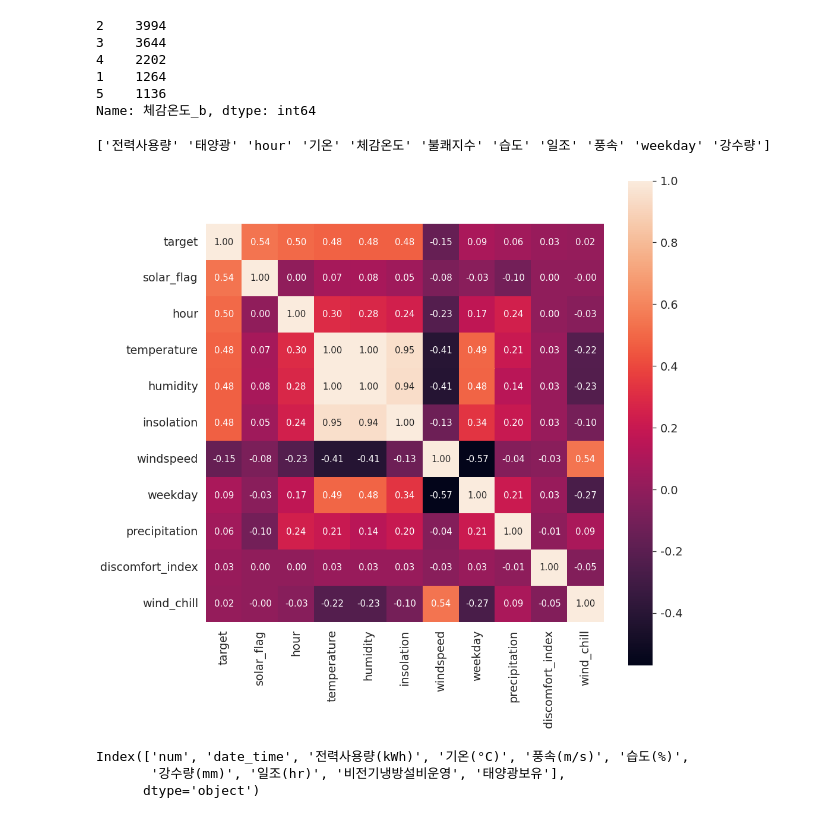
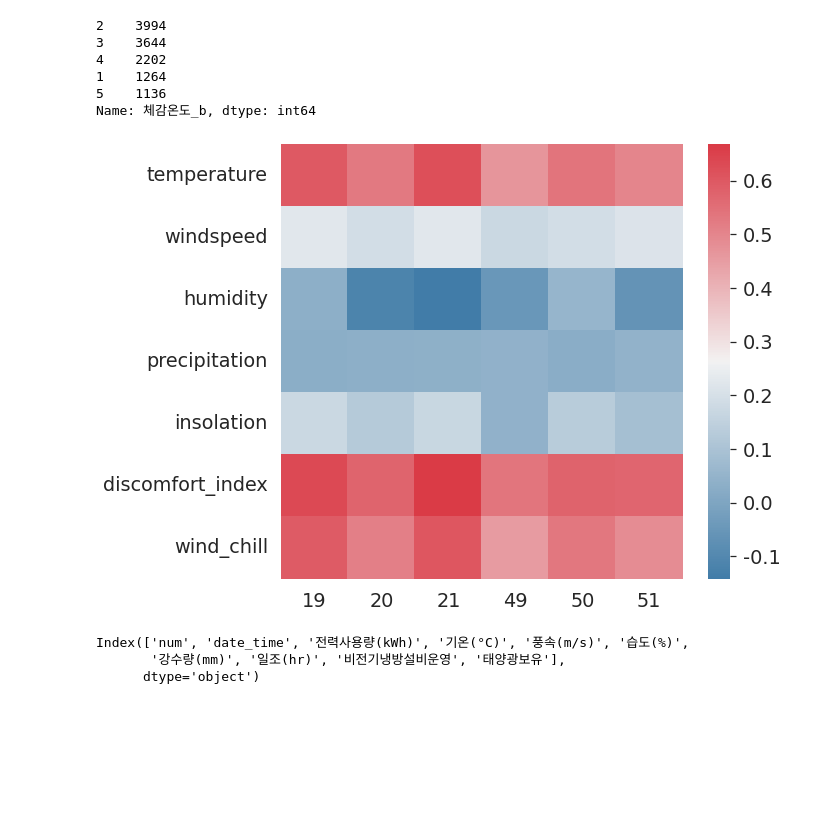
Before and after one commit to sandropark/Aiffel, a Jupyter notebook: datathon/번개의호흡_데이터톤_ipynb.ipynb, the cells around one changed output. Drawn from its saved outputs; the diff is of its cells as text; code cells hidden in the pictures; blank space fills up the shorter version.

```diff
--- a/datathon/번개의호흡_데이터톤_ipynb.ipynb
+++ b/datathon/번개의호흡_데이터톤_ipynb.ipynb
@@ -680,26 +660,27 @@ cluster_3['체감온도_b'].value_counts()
 1    1264
 5    1136
 Name: 체감온도_b, dtype: int64
-# %%
-# correlation이 높은 상위 10개의 heatmap
-# continuous + sequential variables --> spearman
-# abs는 반비례관계도 고려하기 위함
-# https://www.kaggle.com/junoindatascience/let-s-eda-it 준호님이 수정해 준 코드로 사용하였습니다.
-import scipy as sp
-
-cor_abs = abs(cluster_3[['전력사용량','기온','풍속','습도','강수량','일조','비전냉설','태양광','hour','weekday','불쾌지수','체감온도']].corr(method='spearman'))
-cor_cols = cor_abs.nlargest(n=11, columns='전력사용량').index # 전력사용량(kWh)과 correlation이 높은 column 10개 뽑기(내림차순)
-# spearman coefficient matrix
-cor = np.array(sp.stats.spearmanr(cluster_3[cor_cols].values))[0] # 10 x 10
-print(cor_cols.values)
-col = ['target','solar_flag','hour','temperature','humidity','insolation','windspeed','weekday','precipitation','discomfort_index','wind_chill']
-plt.figure(figsize=(15,15))
-sns.set(font_scale=1.75)
-sns.heatmap(cor, fmt='.2f', annot=True, square=True , annot_kws={'size' : 15} ,xticklabels=col, yticklabels=col)
-plt.show()
-# %% [output]
-['전력사용량' '태양광' 'hour' '기온' '체감온도' '불쾌지수' '습도' '일조' '풍속' 'weekday' '강수량']
-[figure, removed]
+# %%
+col = np.array(['temperature','windspeed','humidity','precipitation','insolation','discomfort_index','wind_chill'])
+
+num_clust3 = cluster_3['num'].unique()
+
+corr = []
+for num in num_clust3:
+    df = cluster_3[cluster_3.num==num]
+    num_corr = df.corr()['전력사용량']
+    num_corr = num_corr.drop(['num','비전냉설','태양광','전력사용량','day','month','hour','weekday','dayofyear','km_cluster'])
+    corr.append(num_corr)
+corr_df = pd.concat(corr, axis=1).T
+corr_df.index = list(num_clust3)
+
+# 시각화
+f, ax = plt.subplots(figsize=(9,8))
+# plt.title("건물별 전력사용량과 변수들의 상관관계", fontsize=20)
+sns.heatmap(corr_df.T, cmap=sns.diverging_palette(240,10,as_cmap=True), ax=ax, yticklabels=col)
+plt.show()
+# %% [output]
+[figure, added]
 # %%
 import pandas as pd
 from factor_analyzer import FactorAnalyzer
```
Also changed, not shown: parts of 2 cells of this notebook.
